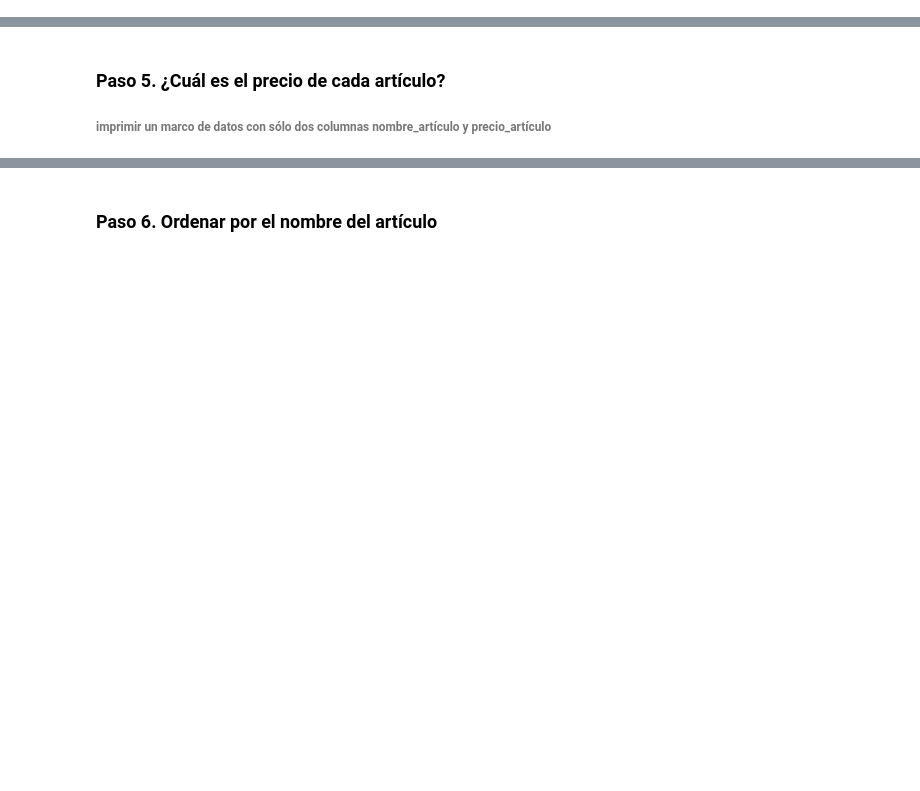
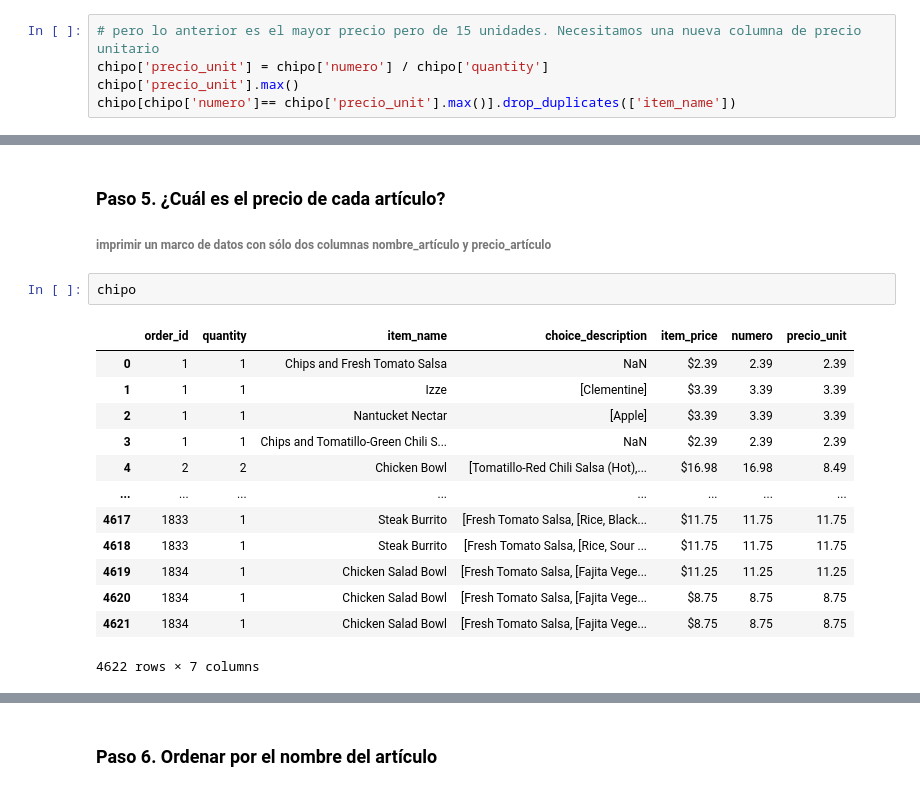
Before and after one commit to LauraGSanchz/DS_PT_09_2023, a Jupyter notebook: Data_Analysis/2-Pandas/Practica/2-Chipotle/Chipotle.ipynb, the cells around one changed output, grey strips where cells are left out. Cells and saved outputs as stored; diff of their text form; blank space fills up the shorter version.

```diff
--- a/Data_Analysis/2-Pandas/Practica/2-Chipotle/Chipotle.ipynb
+++ b/Data_Analysis/2-Pandas/Practica/2-Chipotle/Chipotle.ipynb
@@ -80,3 +81,8 @@ chipo[mask]
 # %% [output]
 |  | order_id | quantity | item_name | choice_description | item_price | numero |
 | 3598 | 1443 | 15 | Chips and Fresh Tomato Salsa | NaN | $44.25 | 44.25 |
+# %%
+# pero lo anterior es el mayor precio pero de 15 unidades. Necesitamos una nueva columna de precio unitario
+chipo['precio_unit'] = chipo['numero'] / chipo['quantity']
+chipo['precio_unit'].max()
+chipo[chipo['numero']== chipo['precio_unit'].max()].drop_duplicates(['item_name'])
@@ -83,3 +116,19 @@ chipo[mask]
 # %% [markdown]
 ### Paso 5. ¿Cuál es el precio de cada artículo?
 ###### imprimir un marco de datos con sólo dos columnas nombre_artículo y precio_artículo
+# %%
+chipo
+# %% [output]
+|  | order_id | quantity | item_name | choice_description | item_price | numero | precio_unit |
+| 0 | 1 | 1 | Chips and Fresh Tomato Salsa | NaN | $2.39 | 2.39 | 2.39 |
+| 1 | 1 | 1 | Izze | [Clementine] | $3.39 | 3.39 | 3.39 |
+| 2 | 1 | 1 | Nantucket Nectar | [Apple] | $3.39 | 3.39 | 3.39 |
+| 3 | 1 | 1 | Chips and Tomatillo-Green Chili S... | NaN | $2.39 | 2.39 | 2.39 |
+| 4 | 2 | 2 | Chicken Bowl | [Tomatillo-Red Chili Salsa (Hot),... | $16.98 | 16.98 | 8.49 |
+| ... | ... | ... | ... | ... | ... | ... | ... |
+| 4617 | 1833 | 1 | Steak Burrito | [Fresh Tomato Salsa, [Rice, Black... | $11.75 | 11.75 | 11.75 |
+| 4618 | 1833 | 1 | Steak Burrito | [Fresh Tomato Salsa, [Rice, Sour ... | $11.75 | 11.75 | 11.75 |
+| 4619 | 1834 | 1 | Chicken Salad Bowl | [Fresh Tomato Salsa, [Fajita Vege... | $11.25 | 11.25 | 11.25 |
+| 4620 | 1834 | 1 | Chicken Salad Bowl | [Fresh Tomato Salsa, [Fajita Vege... | $8.75 | 8.75 | 8.75 |
+| 4621 | 1834 | 1 | Chicken Salad Bowl | [Fresh Tomato Salsa, [Fajita Vege... | $8.75 | 8.75 | 8.75 |
+4622 rows × 7 columns
```
Also changed, not shown: parts of 8 cells of this notebook, 1 other file.
